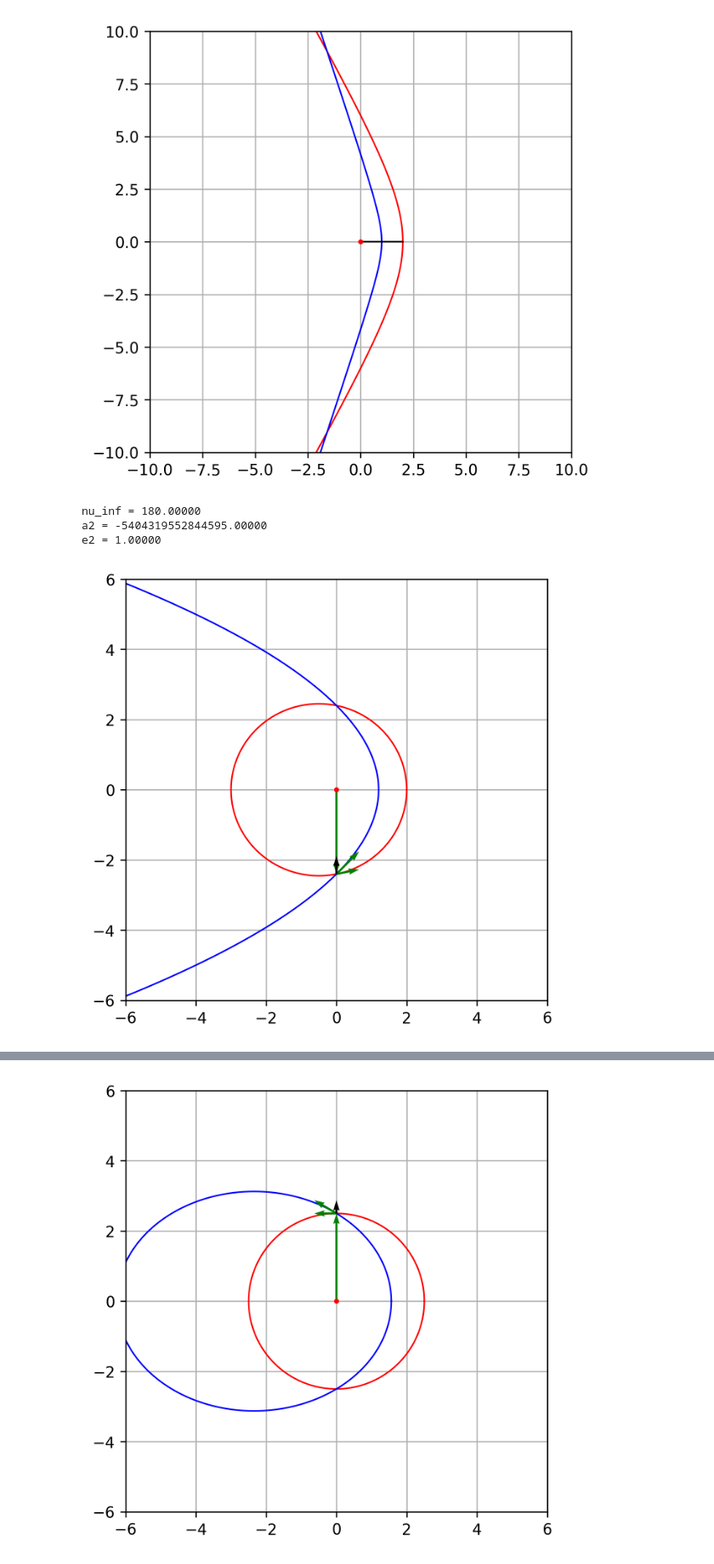
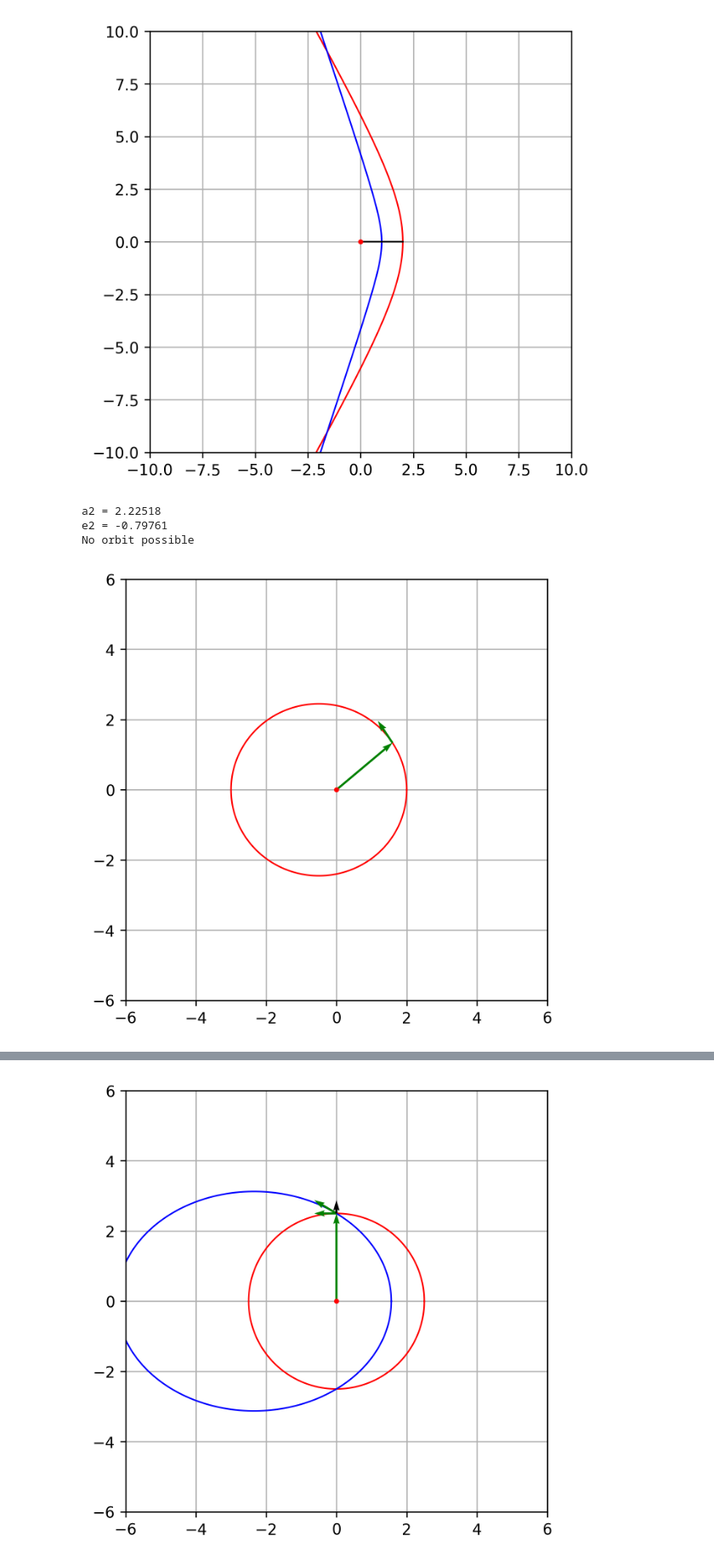
Before and after one commit to silvernuke911/KOSscripts, a Jupyter notebook: lib/tester.ipynb, the cells around one changed output, grey strips where cells are left out. Shown at 85% size. Drawn from its saved outputs; the diff is of its cells as text; code cells hidden in the pictures.

```diff
--- a/lib/tester.ipynb
+++ b/lib/tester.ipynb
@@ -360,9 +360,9 @@ e1 = (ap1 - rp1) / (rp1 + ap1)
 obt1 = conic(a1,e1)
 
 
-nu = np.deg2rad(-90)
+nu = np.deg2rad(40)
 
-rp2 = 1.2
+rp2 = 4
 ## rmag constraints
 pos1 = conic(a1,e1,single=True,nu=nu)
 rmag = np.linalg.norm(pos1)
@@ -371,37 +371,37 @@ a2 = rp2 / (1 - e2)
 v1 = obt_vel(mu,a1,e1,single=True,nu=nu)
 print(f"nu_inf = {np.rad2deg(np.acos(-1/e2)):.5f}" if e2 > 1 else " ")
 print(f"a2 = {a2:.5f}")
 print(f"e2 = {e2:.5f}")
 if e2 < 0:
     print("No orbit possible")
     obt2 = np.nan, np.nan
     v2  = np.nan, np.nan
 else:
     obt2 = conic(a2,e2)
     v2  = obt_vel(mu,a2,e2,single=True,nu=nu)
 dv = v2 - v1
 
 plt.figure(figsize=(5,5),dpi=300)
 
 plt.plot(obt1[0],obt1[1],'r-',lw=1)
 plt.plot(obt2[0],obt2[1],'b-',lw=1)
 plt.quiver(0,0,pos1[0],pos1[1],color='green',scale = 1,zorder = 2,angles='xy', scale_units='xy',width=0.005)
 plt.quiver(pos1[0],pos1[1],v1[0],v1[1],color='green',scale = 1,zorder = 2,angles='xy', scale_units='xy',width=0.005)
 plt.quiver(pos1[0],pos1[1],v2[0],v2[1],color='green',scale = 1,zorder = 2,angles='xy', scale_units='xy',width=0.005)
 plt.quiver(pos1[0],pos1[1],dv[0],dv[1],color='black',scale = 1,zorder = 3,angles='xy', scale_units='xy',width=0.005)
 sqr = 6
 plt.xlim(-sqr, sqr)
 plt.ylim(-sqr, sqr)
 
 plt.gca().set_aspect('equal')
 plt.scatter([0], [0], color='red', s=5, zorder = 5)
 plt.grid(True)
 plt.show()
 # %% [output]
-nu_inf = 180.00000
-a2 = -5404319552844595.00000
-e2 = 1.00000
+a2 = 2.22518
+e2 = -0.79761
+No orbit possible
-[figure, old version]
+[figure, new version]
 # %%
 ## CHANGE APOAPSIS
 rp1 = 2
```
Also changed, not shown: parts of 2 cells of this notebook, 1 other file.
